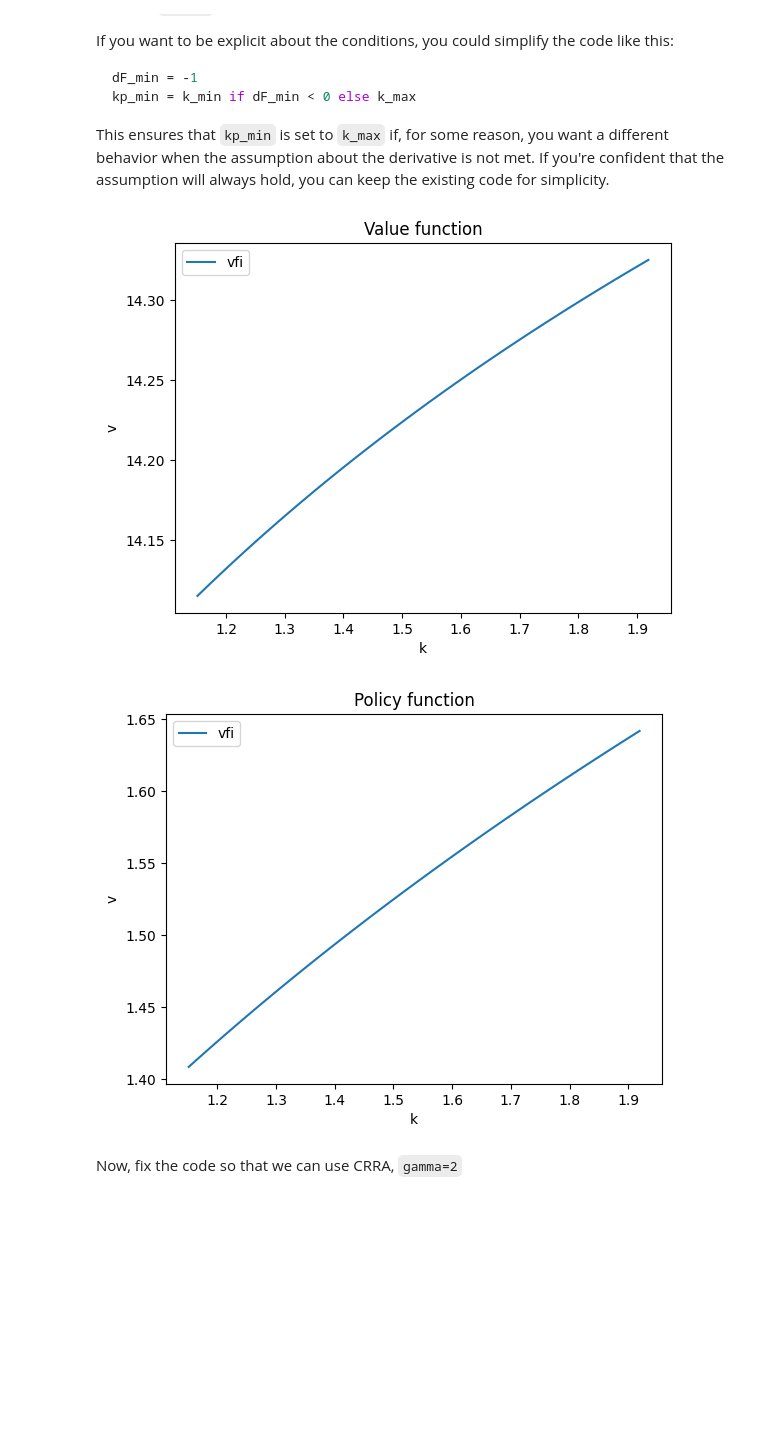
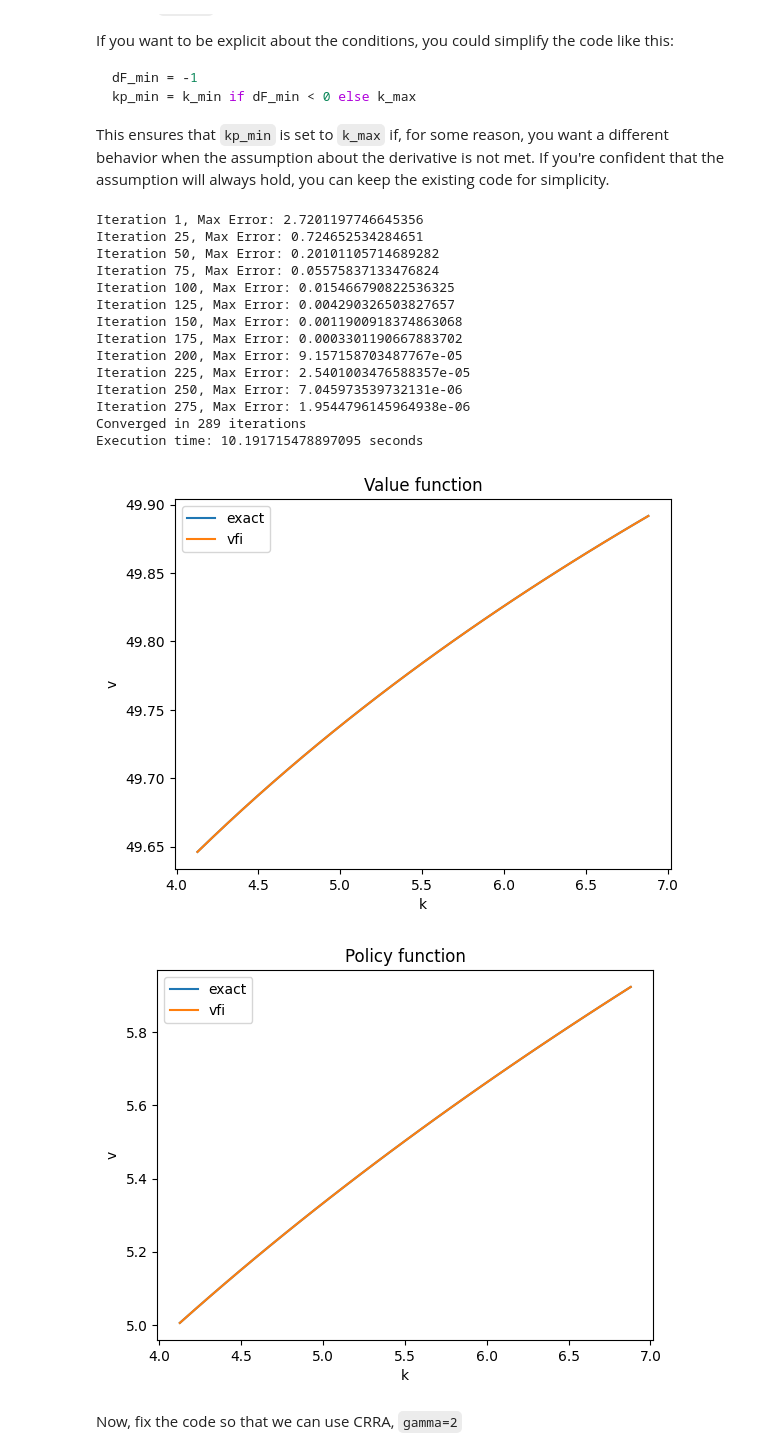
Before and after one commit to sgcbayli024/ECON8185_Homework, a Jupyter notebook: HW3_Bayliss.ipynb, the cells around one changed output. Cells and saved outputs as stored; diff of their text form; code cells hidden in the pictures; blank space fills up the shorter version.

Commit message:
interpolation is now working

```diff
--- a/HW3_Bayliss.ipynb
+++ b/HW3_Bayliss.ipynb
@@ -202,7 +202,11 @@ def T(toler, max_iter, beta, gamma, alpha, delta, A, n):
 
     G_kp = np.zeros(shape=(n,1))
 
-    k, k2, k3, k4 = create_grids(n, alpha, beta, delta, A)
+    k = create_grids(n, alpha, beta, delta, A)[0]
+
+    iter = 1
+
+    start_time = time.time()
 
     for iter in range(max_iter):
 
@@ -253,18 +257,30 @@ def T(toler, max_iter, beta, gamma, alpha, delta, A, n):
             # To find the value, we use -result.fun, and result.x is the optimal value of kp which minimises the objective function.
             # Minimise_scalar uses two-sided derivatives
 
-            result = minimize_scalar(F, bounds=(k_min, k_max), args=(k_i, V_interp), method='bounded')
+            result = minimize_scalar(F, bounds=(kp_min, kp_max), args=(k_i, V_interp), method='bounded')
 
             G_kp[i] = result.x
 
             V_new[i] = -result.fun
 
-        #iter +=1
+        iter += 1
+
+        error = np.abs(np.max(V_new - V))
+
+        if iter == 1:
+            print(f"Iteration {iter}, Max Error: {error}")
+        if iter % 25 == 0:
+            print(f"Iteration {iter}, Max Error: {error}")
 
         if np.max((V_new - V)) < toler:
+            print(f"Converged in {iter} iterations")
             break
 
         V = np.copy(V_new)
+
+    end_time = time.time()
+    execution_time = end_time - start_time
+    print(f"Execution time: {execution_time} seconds")
 
     # Plots
 
@@ -331,10 +347,24 @@ kp_min = k_min if dF_min < 0 else k_max
 
 This ensures that `kp_min` is set to `k_max` if, for some reason, you want a different behavior when the assumption about the derivative is not met. If you're confident that the assumption will always hold, you can keep the existing code for simplicity.
 # %%
-out_valu, out_poli = T(toler=1e-5, max_iter=10000, beta=0.90, gamma=1, alpha=0.3, delta=1, A=5, n=101)
+out_valu, out_poli = T(toler=1e-6, max_iter=10000, beta=0.95, gamma=1, alpha=0.33, delta=1, A=10, n=31)
 # %% [output]
+Iteration 1, Max Error: 2.7201197746645356
+Iteration 25, Max Error: 0.724652534284651
+Iteration 50, Max Error: 0.20101105714689282
+Iteration 75, Max Error: 0.05575837133476824
+Iteration 100, Max Error: 0.015466790822536325
+Iteration 125, Max Error: 0.004290326503827657
+Iteration 150, Max Error: 0.0011900918374863068
+Iteration 175, Max Error: 0.0003301190667883702
+Iteration 200, Max Error: 9.157158703487767e-05
+Iteration 225, Max Error: 2.5401003476588357e-05
+Iteration 250, Max Error: 7.045973539732131e-06
+Iteration 275, Max Error: 1.9544796145964938e-06
+Converged in 289 iterations
+Execution time: 10.191715478897095 seconds
-[figure, old version]
+[figure, new version]
-[figure, old version]
+[figure, new version]
 # %% [markdown]
 Now, fix the code so that we can use CRRA, `gamma=2`
 # %%
```
Also changed, not shown: parts of 4 cells of this notebook.
